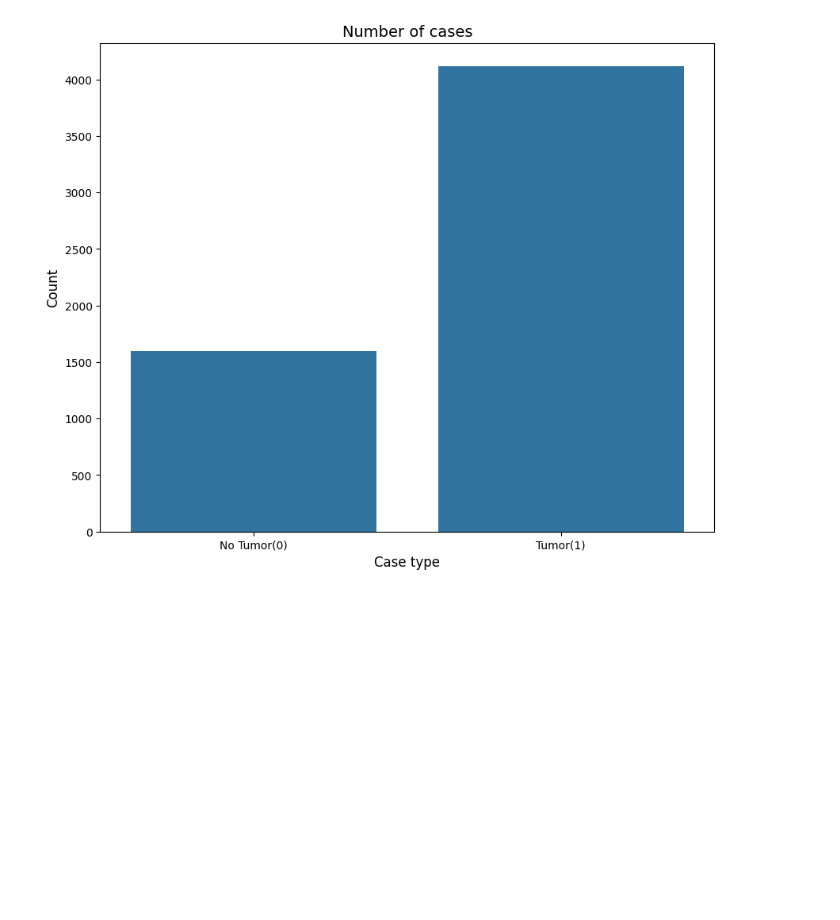
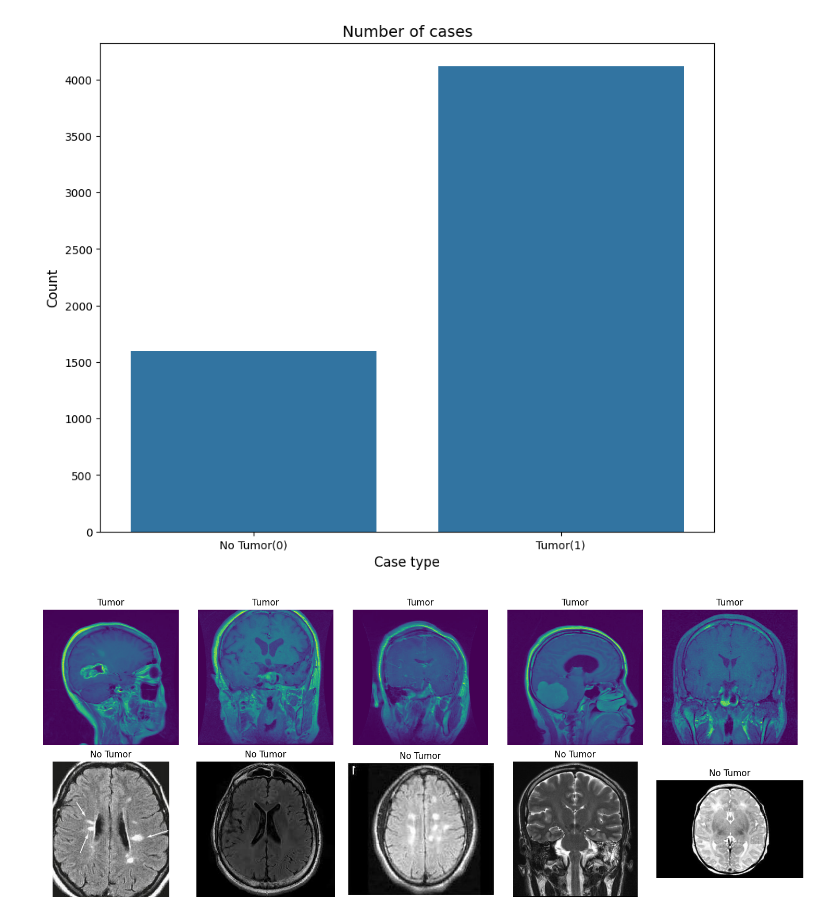
Before and after one commit to Rahul-Devloper/brainTumorDetection, a Jupyter notebook: notebooks/model_dev.ipynb, the cells around one changed output. Cells and saved outputs as stored; diff of their text form; code cells hidden in the pictures; blank space fills up the shorter version.

Commit message:
plotted images

```diff
--- a/notebooks/model_dev.ipynb
+++ b/notebooks/model_dev.ipynb
@@ -116,3 +116,33 @@ plt.xticks(range(len(cases_count.index)), ['No Tumor(0)', 'Tumor(1)'])
 plt.show()
 # %% [output]
 [figure]
+# %%
+import matplotlib.pyplot as plt
+from PIL import Image
+
+# Separate tumor and no_tumor images
+tumor_images = train_data[train_data['label'] == 1]['image'].values[:5]
+no_tumor_images = train_data[train_data['label'] == 0]['image'].values[:5]
+
+plt.figure(figsize=(15, 6))
+
+# Plot tumor images (top row)
+for i, img_path in enumerate(tumor_images):
+    plt.subplot(2, 5, i + 1)
+    img = Image.open(img_path)
+    plt.imshow(img)
+    plt.title("Tumor")
+    plt.axis('off')
+
+# Plot no_tumor images (bottom row)
+for i, img_path in enumerate(no_tumor_images):
+    plt.subplot(2, 5, i + 6)
+    img = Image.open(img_path)
+    plt.imshow(img)
+    plt.title("No Tumor")
+    plt.axis('off')
+
+plt.tight_layout()
+plt.show()
+# %% [output]
+[figure, added]
```
